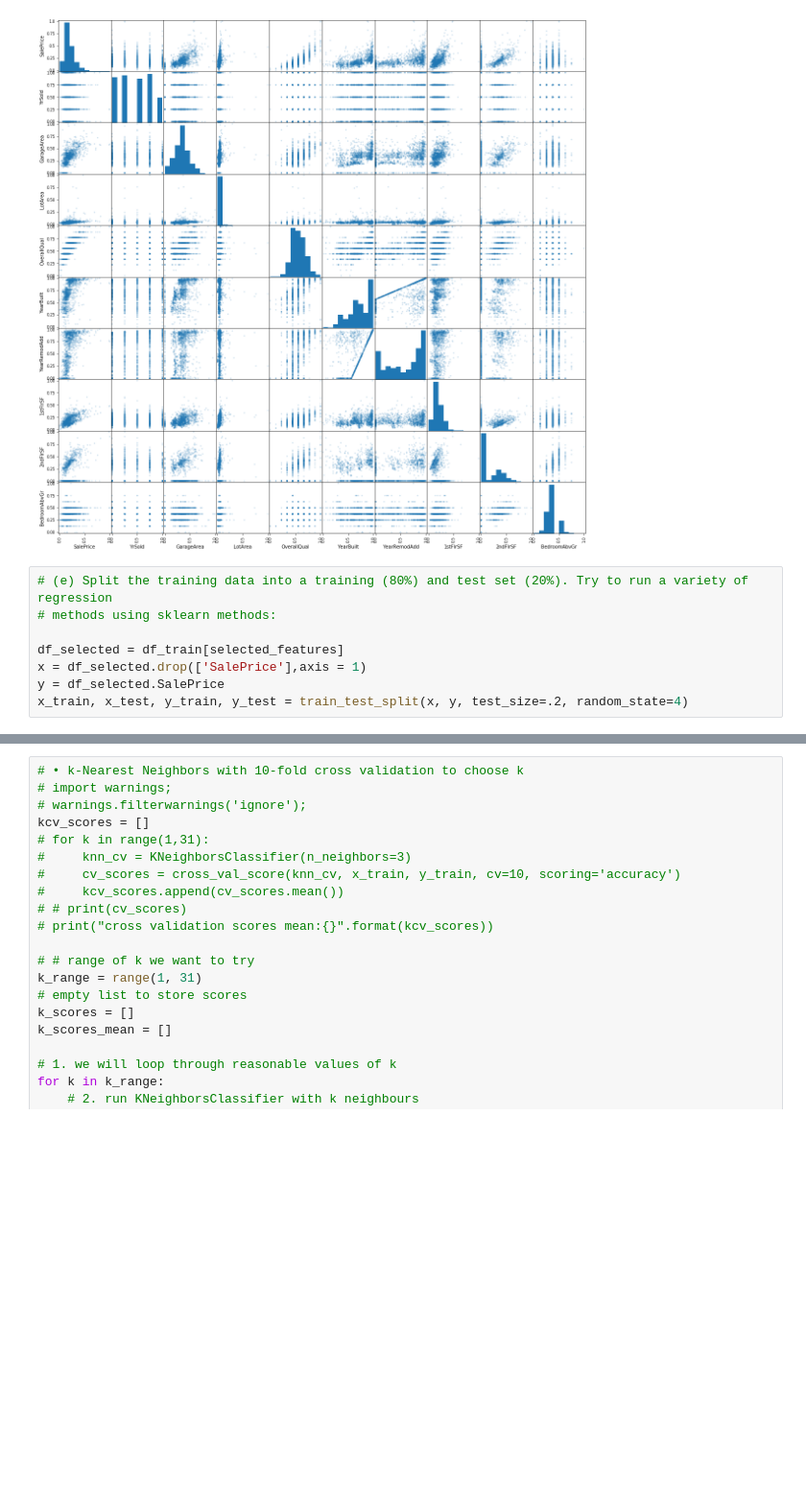
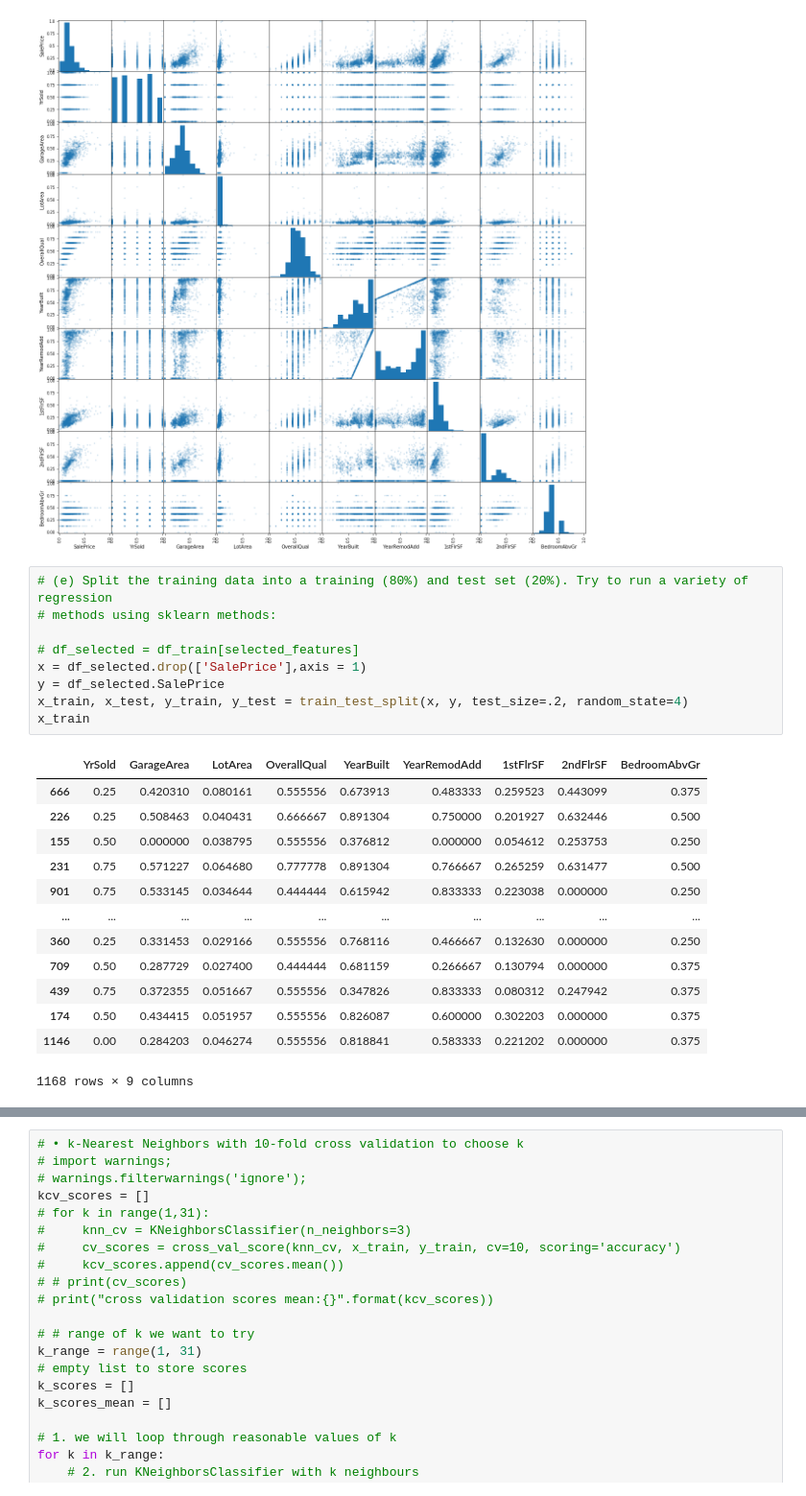
Before and after one commit to SalGalarza/AML, a Jupyter notebook: HW2/Homework 2.ipynb, the cells around one changed output, grey strips where cells are left out. Shown: that part at 96% size. Saved outputs shown, nothing was run; the diff lists cells and outputs as text; blank space fills up the shorter version.

```diff
--- a/HW2/Homework 2.ipynb
+++ b/HW2/Homework 2.ipynb
@@ -92,11 +92,26 @@ plt.show()
 # %%
 # (e) Split the training data into a training (80%) and test set (20%). Try to run a variety of regression
 # methods using sklearn methods:
 
-df_selected = df_train[selected_features]
+# df_selected = df_train[selected_features]
 x = df_selected.drop(['SalePrice'],axis = 1)
 y = df_selected.SalePrice
 x_train, x_test, y_train, y_test = train_test_split(x, y, test_size=.2, random_state=4)
+x_train
+# %% [output]
+|  | YrSold | GarageArea | LotArea | OverallQual | YearBuilt | YearRemodAdd | 1stFlrSF | 2ndFlrSF | BedroomAbvGr |
+| 666 | 0.25 | 0.420310 | 0.080161 | 0.555556 | 0.673913 | 0.483333 | 0.259523 | 0.443099 | 0.375 |
+| 226 | 0.25 | 0.508463 | 0.040431 | 0.666667 | 0.891304 | 0.750000 | 0.201927 | 0.632446 | 0.500 |
+| 155 | 0.50 | 0.000000 | 0.038795 | 0.555556 | 0.376812 | 0.000000 | 0.054612 | 0.253753 | 0.250 |
+| 231 | 0.75 | 0.571227 | 0.064680 | 0.777778 | 0.891304 | 0.766667 | 0.265259 | 0.631477 | 0.500 |
+| 901 | 0.75 | 0.533145 | 0.034644 | 0.444444 | 0.615942 | 0.833333 | 0.223038 | 0.000000 | 0.250 |
+| ... | ... | ... | ... | ... | ... | ... | ... | ... | ... |
+| 360 | 0.25 | 0.331453 | 0.029166 | 0.555556 | 0.768116 | 0.466667 | 0.132630 | 0.000000 | 0.250 |
+| 709 | 0.50 | 0.287729 | 0.027400 | 0.444444 | 0.681159 | 0.266667 | 0.130794 | 0.000000 | 0.375 |
+| 439 | 0.75 | 0.372355 | 0.051667 | 0.555556 | 0.347826 | 0.833333 | 0.080312 | 0.247942 | 0.375 |
+| 174 | 0.50 | 0.434415 | 0.051957 | 0.555556 | 0.826087 | 0.600000 | 0.302203 | 0.000000 | 0.375 |
+| 1146 | 0.00 | 0.284203 | 0.046274 | 0.555556 | 0.818841 | 0.583333 | 0.221202 | 0.000000 | 0.375 |
+1168 rows × 9 columns
 # %%
 # • Ordinary least squares
 reg = LinearRegression().fit(x_train, y_train)
```
Also changed, not shown: parts of 5 cells of this notebook.
